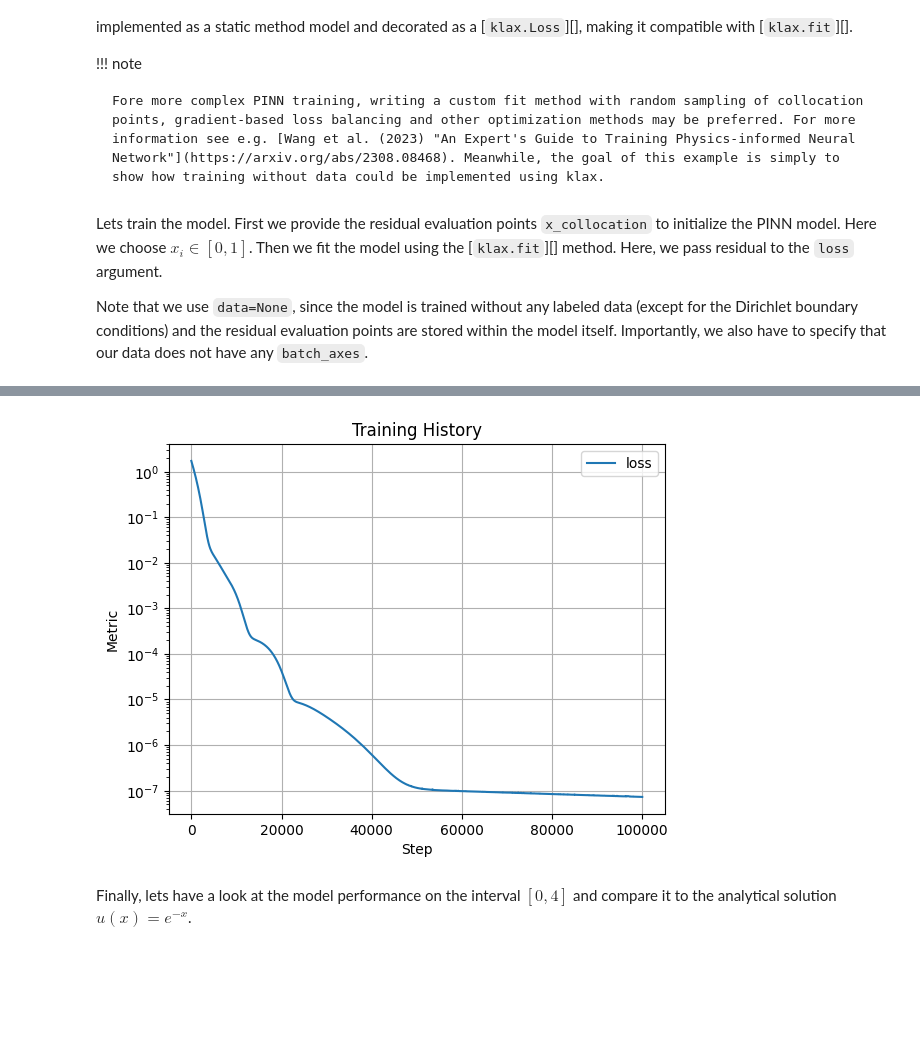
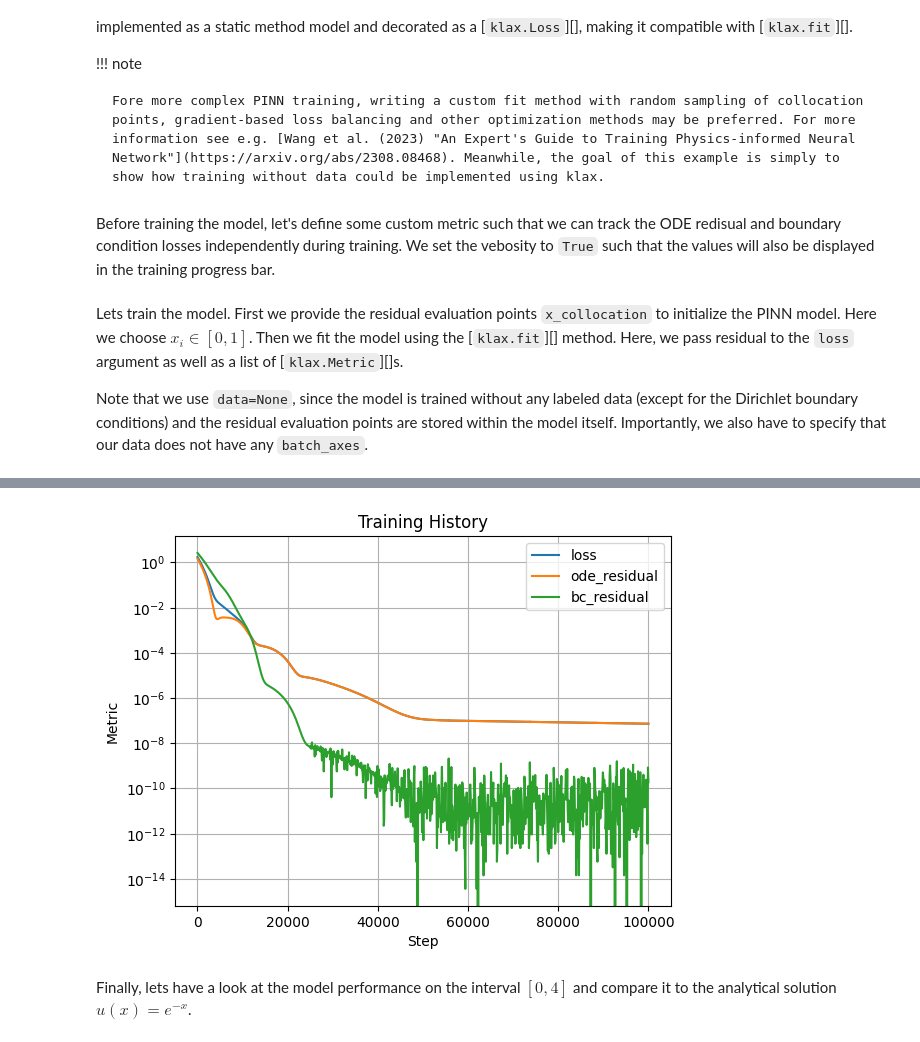
Before and after one commit to Drenderer/klax, a Jupyter notebook: docs/examples/training_without_data.ipynb, the cells around one changed output, grey strips where cells are left out. Saved outputs shown, nothing was run; the diff lists cells and outputs as text; code cells hidden in the pictures; blank space fills up the shorter version.

Commit message:
Added Metric to example
The example was extended with an exemplary implementation of custom klax
metrics to showcase their utility for tracking auxiliary metrics during
model calibration.

```diff
--- a/docs/examples/training_without_data.ipynb
+++ b/docs/examples/training_without_data.ipynb
@@ -56,22 +56,39 @@ class PINN(eqx.Module):
         u_x + u = 0 and violations of the boundary conditions u(0) = 1.
 
         """
+        ode_loss = model.ode_loss(model)
+        bc_loss = model.bc_loss(model)
+        return ode_loss + 0.1 * bc_loss  # Manual loss balancing
+
+    @staticmethod
+    def ode_loss(model):
         # Manually exclude x_collocation from optimization
         x_collocation = jax.lax.stop_gradient(model.x_collocation)
 
         # ODE residual
-        u = jax.vmap(model)(x_collocation)
-        u_xx = jax.vmap(jax.grad(model))(x_collocation)
-        residual = u_xx + u
-        residual_loss = jnp.mean(residual**2)
+        u, u_x = jax.vmap(jax.value_and_grad(model))(x_collocation)
+        residual = u_x + u
+        return jnp.mean(residual**2)
 
+    @staticmethod
+    def bc_loss(model):
         # Boundary conditions
         bc_0 = model(jnp.array(0.0)) - 1.0
-        bc_loss = bc_0**2
-
-        return residual_loss + 0.1 * bc_loss  # Manual loss balancing
+        return bc_0**2
+# %% [markdown]
+Before training the model, let's define some custom metric such that we can track the ODE redisual and boundary condition losses independently during training. We set the vebosity to `True` such that the values will also be displayed in the training progress bar.
+# %%
+@klax.metric(name="bc_residual", verbose=True)
+def bc_loss_metric(ctx: klax.TrainingContext):
+    model = ctx.state.model
+    return model.bc_loss(model)
+
+@klax.metric(name="ode_residual", verbose=True)
+def ode_loss_metric(ctx: klax.TrainingContext):
+    model = ctx.state.model
+    return model.ode_loss(model)
 # %% [markdown]
-Lets train the model. First we provide the residual evaluation points `x_collocation` to initialize the PINN model. Here we choose $x_i \in [0,1]$. Then we fit the model using the [`klax.fit`][] method. Here, we pass residual to the `loss` argument.
+Lets train the model. First we provide the residual evaluation points `x_collocation` to initialize the PINN model. Here we choose $x_i \in [0,1]$. Then we fit the model using the [`klax.fit`][] method. Here, we pass residual to the `loss` argument as well as a list of [`klax.Metric`][]s.
 
 Note that we use `data=None`, since the model is trained without any labeled data (except for the Dirichlet boundary conditions) and the residual evaluation points are stored within the model itself. Importantly, we also have to specify that our data does not have any `batch_axes`.
 # %%
@@ -86,6 +103,7 @@ model, history = klax.fit(
     steps=100_000,
     optimizer=optax.adam(1e-5),
     loss=model.residural_loss,
+    metrics=(ode_loss_metric, bc_loss_metric),
     key=training_key,
 )
 
@@ -96,4 +113,4 @@ WARNING:2026-04-29 22:07:48,206:jax._src.xla_bridge:791: An NVIDIA GPU may be pr
-[figure, old version]
+[figure, new version]
 # %% [markdown]
 Finally, lets have a look at the model performance on the interval $[0,4]$ and compare it to the analytical solution $u(x)=e^{-x}$.
 # %%
```
Also changed, not shown: parts of 3 cells of this notebook.
